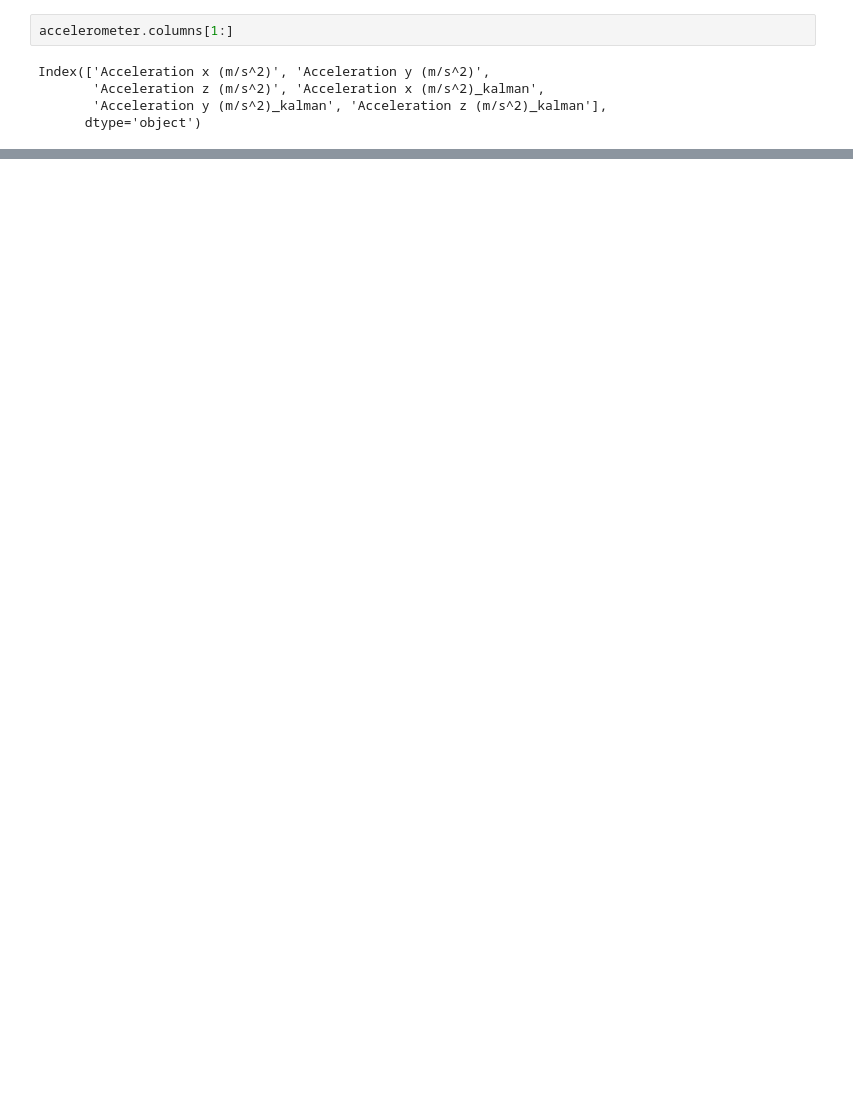
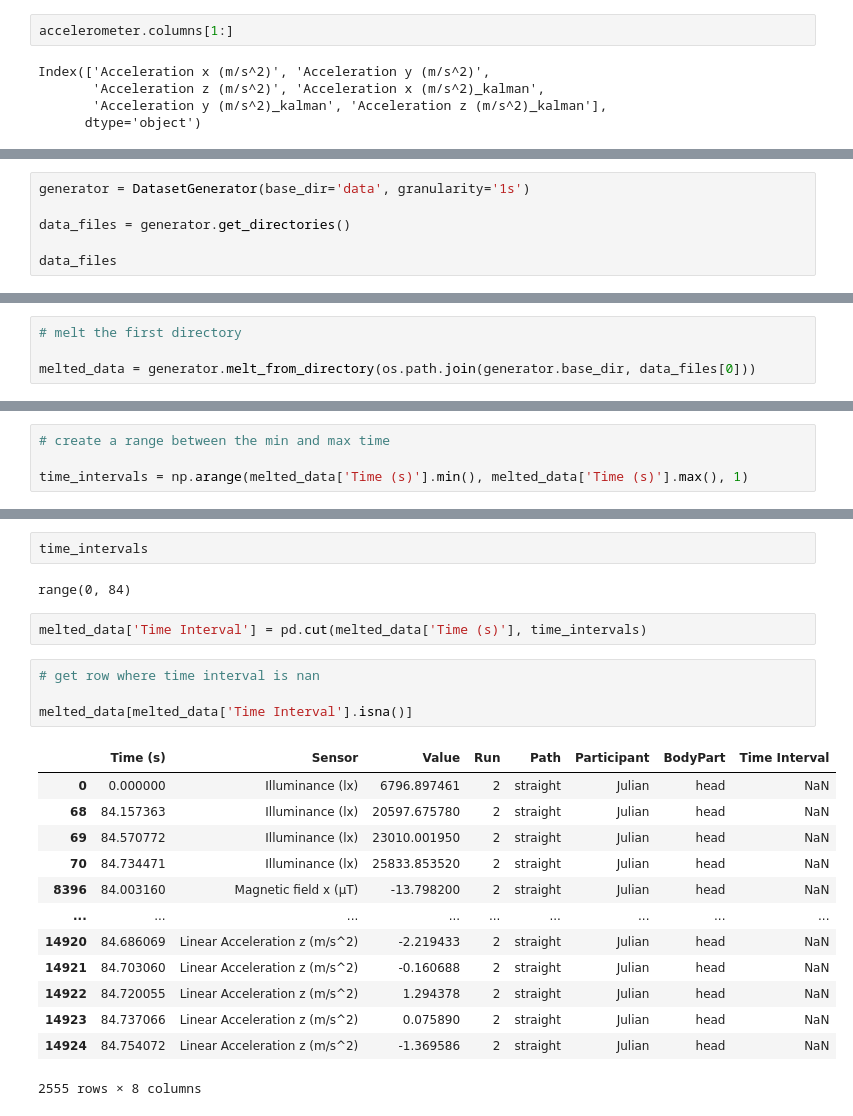
Before and after one commit to michelexyz/ML4QS-bike-user-recognition, a Jupyter notebook: aggregating_data.ipynb, the cells around one changed output, grey strips where cells are left out. Saved outputs shown, nothing was run; the diff lists cells and outputs as text; blank space fills up the shorter version.

```diff
--- a/aggregating_data.ipynb
+++ b/aggregating_data.ipynb
@@ -291,0 +713,6 @@ accelerometer.head()
+# %%
+generator = DatasetGenerator(base_dir='data', granularity='1s')
+
+data_files = generator.get_directories()
+
+data_files
@@ -291,0 +737,4 @@ accelerometer.head()
+# %%
+# melt the first directory
+
+melted_data = generator.melt_from_directory(os.path.join(generator.base_dir, data_files[0]))
@@ -291,0 +757,4 @@ accelerometer.head()
+# %%
+# create a range between the min and max time
+
+time_intervals = np.arange(melted_data['Time (s)'].min(), melted_data['Time (s)'].max(), 1)
@@ -291,0 +771,24 @@ accelerometer.head()
+# %%
+time_intervals
+# %% [output]
+range(0, 84)
+# %%
+melted_data['Time Interval'] = pd.cut(melted_data['Time (s)'], time_intervals)
+# %%
+# get row where time interval is nan
+
+melted_data[melted_data['Time Interval'].isna()]
+# %% [output]
+|  | Time (s) | Sensor | Value | Run | Path | Participant | BodyPart | Time Interval |
+| 0 | 0.000000 | Illuminance (lx) | 6796.897461 | 2 | straight | Julian | head | NaN |
+| 68 | 84.157363 | Illuminance (lx) | 20597.675780 | 2 | straight | Julian | head | NaN |
+| 69 | 84.570772 | Illuminance (lx) | 23010.001950 | 2 | straight | Julian | head | NaN |
+| 70 | 84.734471 | Illuminance (lx) | 25833.853520 | 2 | straight | Julian | head | NaN |
+| 8396 | 84.003160 | Magnetic field x (µT) | -13.798200 | 2 | straight | Julian | head | NaN |
+| ... | ... | ... | ... | ... | ... | ... | ... | ... |
+| 14920 | 84.686069 | Linear Acceleration z (m/s^2) | -2.219433 | 2 | straight | Julian | head | NaN |
+| 14921 | 84.703060 | Linear Acceleration z (m/s^2) | -0.160688 | 2 | straight | Julian | head | NaN |
+| 14922 | 84.720055 | Linear Acceleration z (m/s^2) | 1.294378 | 2 | straight | Julian | head | NaN |
+| 14923 | 84.737066 | Linear Acceleration z (m/s^2) | 0.075890 | 2 | straight | Julian | head | NaN |
+| 14924 | 84.754072 | Linear Acceleration z (m/s^2) | -1.369586 | 2 | straight | Julian | head | NaN |
+2555 rows × 8 columns
```
Also changed, not shown: parts of 27 cells of this notebook, 3 other files.
